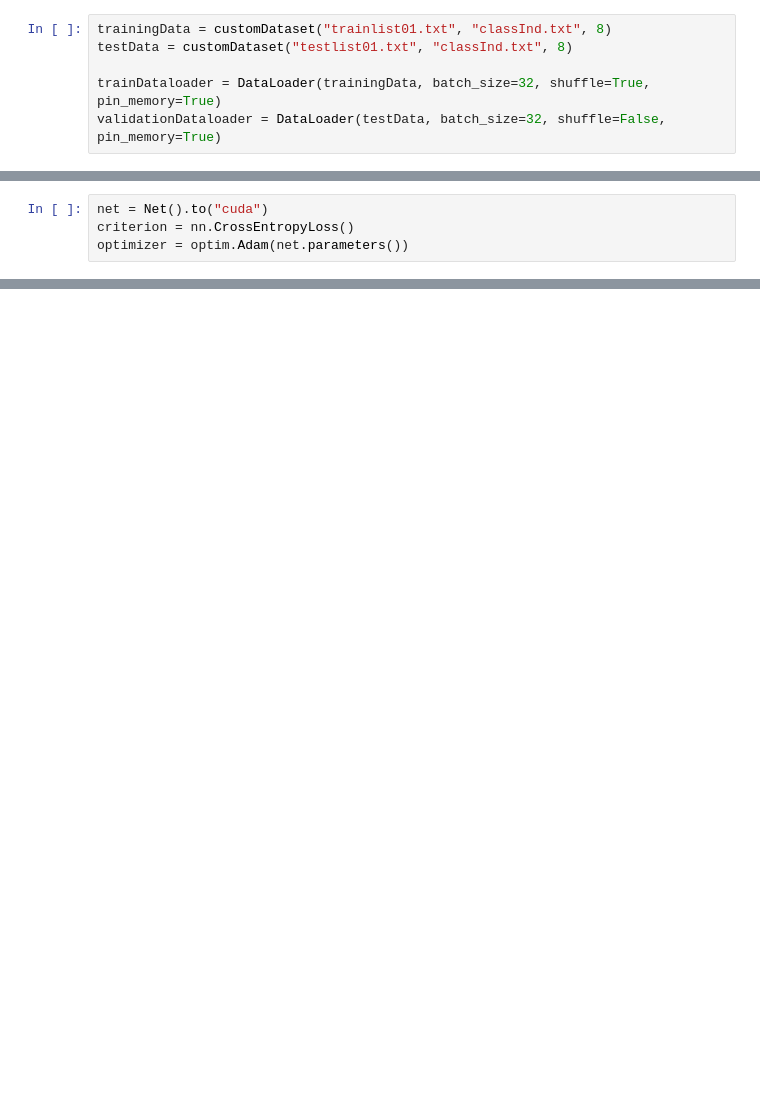
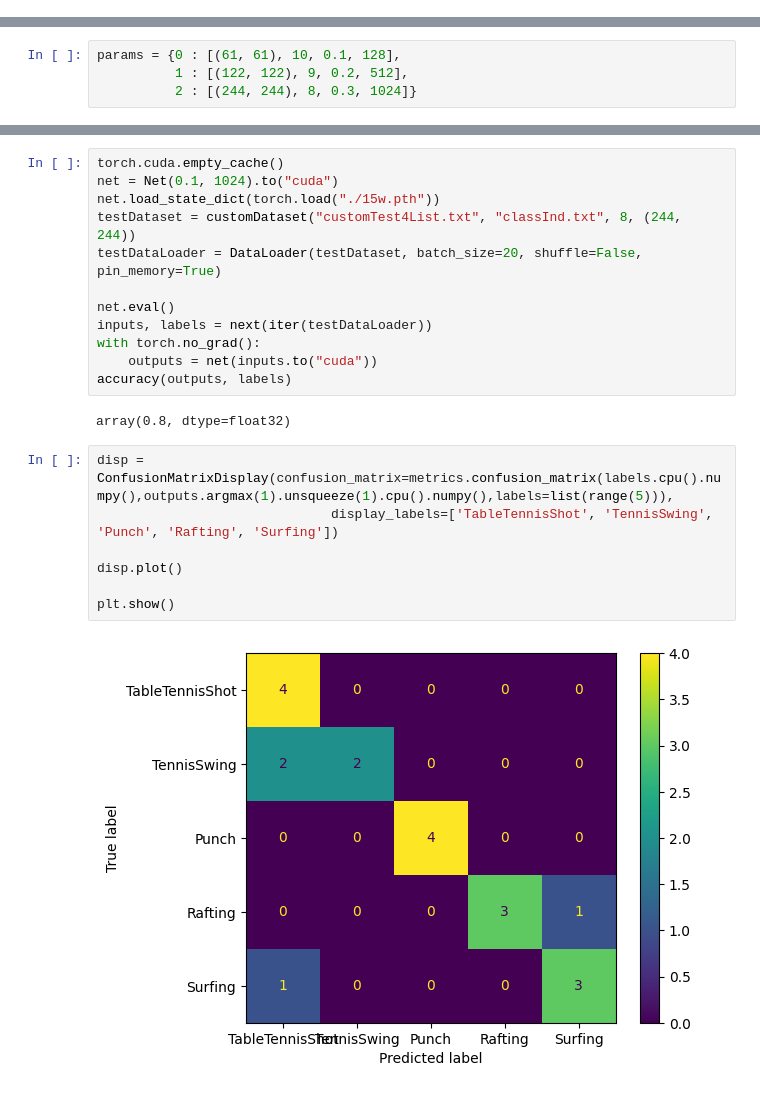
Before and after one commit to alihan-ozturk/UCF-101-video-recognition-with-Pytorch, a Jupyter notebook: 3DCNN.ipynb, the cells around one changed output, grey strips where cells are left out. Cells and saved outputs as stored; diff of their text form; blank space fills up the shorter version.

```diff
--- a/3DCNN.ipynb
+++ b/3DCNN.ipynb
@@ -37,11 +39,5 @@ class customDataset(Dataset):
             video = F1.resize(video, size=self.size, antialias=False)
         video = F1.rgb_to_grayscale(video).transpose(0,1)
         return video/255, label
-# %%
-trainingData = customDataset("trainlist01.txt", "classInd.txt", 8)
-testData = customDataset("testlist01.txt", "classInd.txt", 8)
-
-trainDataloader = DataLoader(trainingData, batch_size=32, shuffle=True, pin_memory=True)
-validationDataloader = DataLoader(testData, batch_size=32, shuffle=False, pin_memory=True)
 # %%
 class Net(nn.Module):
@@ -76,7 +71,3 @@ def accuracy(outputs, labels):
     with torch.no_grad():
         eq = outputs.argmax(1).to("cpu") == labels
         return (eq.sum() / eq.numel()).numpy()
-# %%
-net = Net().to("cuda")
-criterion = nn.CrossEntropyLoss()
-optimizer = optim.Adam(net.parameters())
@@ -136,0 +78,4 @@ KeyboardInterrupt:
+# %%
+params = {0 : [(61, 61), 10, 0.1, 128],
+          1 : [(122, 122), 9, 0.2, 512],
+          2 : [(244, 244), 8, 0.3, 1024]}
@@ -136,0 +168,23 @@ KeyboardInterrupt:
+# %%
+torch.cuda.empty_cache()
+net = Net(0.1, 1024).to("cuda")
+net.load_state_dict(torch.load("./15w.pth"))
+testDataset = customDataset("customTest4List.txt", "classInd.txt", 8, (244, 244))
+testDataLoader = DataLoader(testDataset, batch_size=20, shuffle=False, pin_memory=True)
+
+net.eval()
+inputs, labels = next(iter(testDataLoader))
+with torch.no_grad():
+    outputs = net(inputs.to("cuda"))
+accuracy(outputs, labels)
+# %% [output]
+array(0.8, dtype=float32)
+# %%
+disp = ConfusionMatrixDisplay(confusion_matrix=metrics.confusion_matrix(labels.cpu().numpy(),outputs.argmax(1).unsqueeze(1).cpu().numpy(),labels=list(range(5))),
+                              display_labels=['TableTennisShot', 'TennisSwing', 'Punch', 'Rafting', 'Surfing'])
+
+disp.plot()
+
+plt.show()
+# %% [output]
+[figure, added]
```
Also changed, not shown: parts of 11 cells of this notebook, 1 other file.
